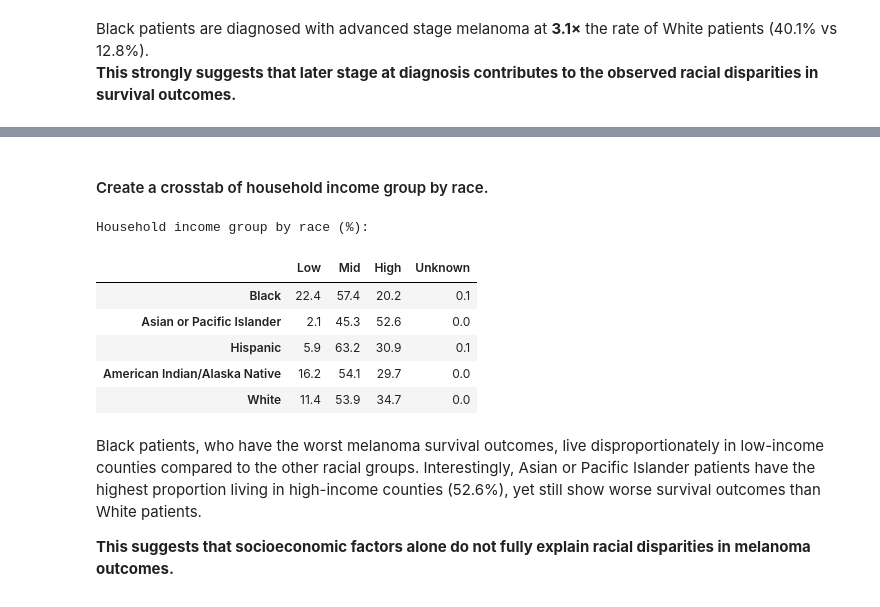
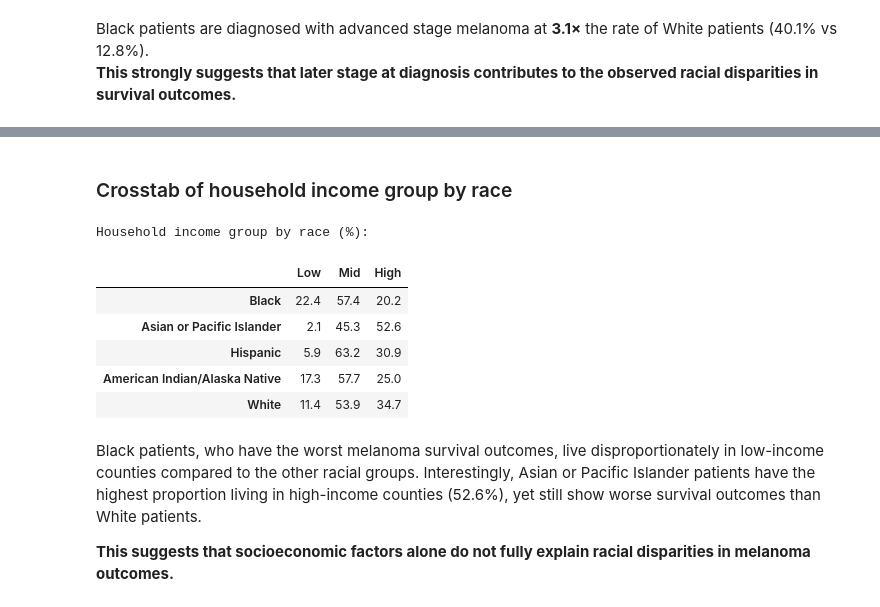
Before and after one commit to kpannoni/melanoma-project, a Jupyter notebook: notebooks/02_exploratory_analysis.ipynb, the cells around one changed output, grey strips where cells are left out. Saved outputs shown, nothing was run; the diff lists cells and outputs as text; code cells hidden in the pictures.

Commit message:
Removed unknown socioeconomic data (too sparse for analysis) and added a binary variable for metro vs non-metro. All notebooks, plots and summary data have been updated with the new final dataset.

```diff
--- a/notebooks/02_exploratory_analysis.ipynb
+++ b/notebooks/02_exploratory_analysis.ipynb
@@ -417,49 +417,47 @@ The county median household income serves as an area-based proxy of socioeconomi
 
 <img src="../images/median_income_groups.png" width="20%">
 # %% [markdown]
-#### Create a crosstab of household income group by race.
+### Crosstab of household income group by race
 # %%
 # Create the income group mapping
 def income_groups(income):
-    if income == 'Unknown/missing/no match/Not 1990-2023':
-        return 'Unknown'
-    elif income in ['< $40,000', '$40,000 - $44,999', '$45,000 - $49,999',
+    if income in ['< $40,000', '$40,000 - $44,999', '$45,000 - $49,999',
                     '$50,000 - $54,999', '$55,000 - $59,999']:
         return 'Low'
     elif income in ['$60,000 - $64,999', '$65,000 - $69,999', '$70,000 - $74,999',
                     '$75,000 - $79,999', '$80,000 - $84,999', '$85,000 - $89,999']:
         return 'Mid'
     else:  # $90,000+
         return 'High'
 
 mel_data['income_tier'] = mel_data['median_income'].apply(income_groups)
 
 # Crosstab of median household income by race
 income_by_race = pd.crosstab(mel_data['race_labels'], mel_data['income_tier'],
                           normalize='index') * 100
 # Round the data
 income_by_race = income_by_race.round(1)
 
 # Sort the table in the same order (by median survial time ascending)
 income_by_race = income_by_race.reindex(order)
 
 # Set the order of the columns
-income_by_race = income_by_race[['Low', 'Mid', 'High', 'Unknown']]
+income_by_race = income_by_race[['Low', 'Mid', 'High']]
 
 # For display, remove the index and column names
 income_by_race.index.name = None
 income_by_race.columns.name = None
 
 print("\nHousehold income group by race (%):")
 income_by_race
 # %% [output]
 Household income group by race (%):
-|  | Low | Mid | High | Unknown |
-| Black | 22.4 | 57.4 | 20.2 | 0.1 |
-| Asian or Pacific Islander | 2.1 | 45.3 | 52.6 | 0.0 |
-| Hispanic | 5.9 | 63.2 | 30.9 | 0.1 |
-| American Indian/Alaska Native | 16.2 | 54.1 | 29.7 | 0.0 |
-| White | 11.4 | 53.9 | 34.7 | 0.0 |
+|  | Low | Mid | High |
+| Black | 22.4 | 57.4 | 20.2 |
+| Asian or Pacific Islander | 2.1 | 45.3 | 52.6 |
+| Hispanic | 5.9 | 63.2 | 30.9 |
+| American Indian/Alaska Native | 17.3 | 57.7 | 25.0 |
+| White | 11.4 | 53.9 | 34.7 |
 # %% [markdown]
 Black patients, who have the worst melanoma survival outcomes, live disproportionately in low-income counties compared to the other racial groups. Interestingly, Asian or Pacific Islander patients have the highest proportion living in high-income counties (52.6%), yet still show worse survival outcomes than White patients.
 
```
Also changed, not shown: parts of 29 cells of this notebook, 12 other files.
